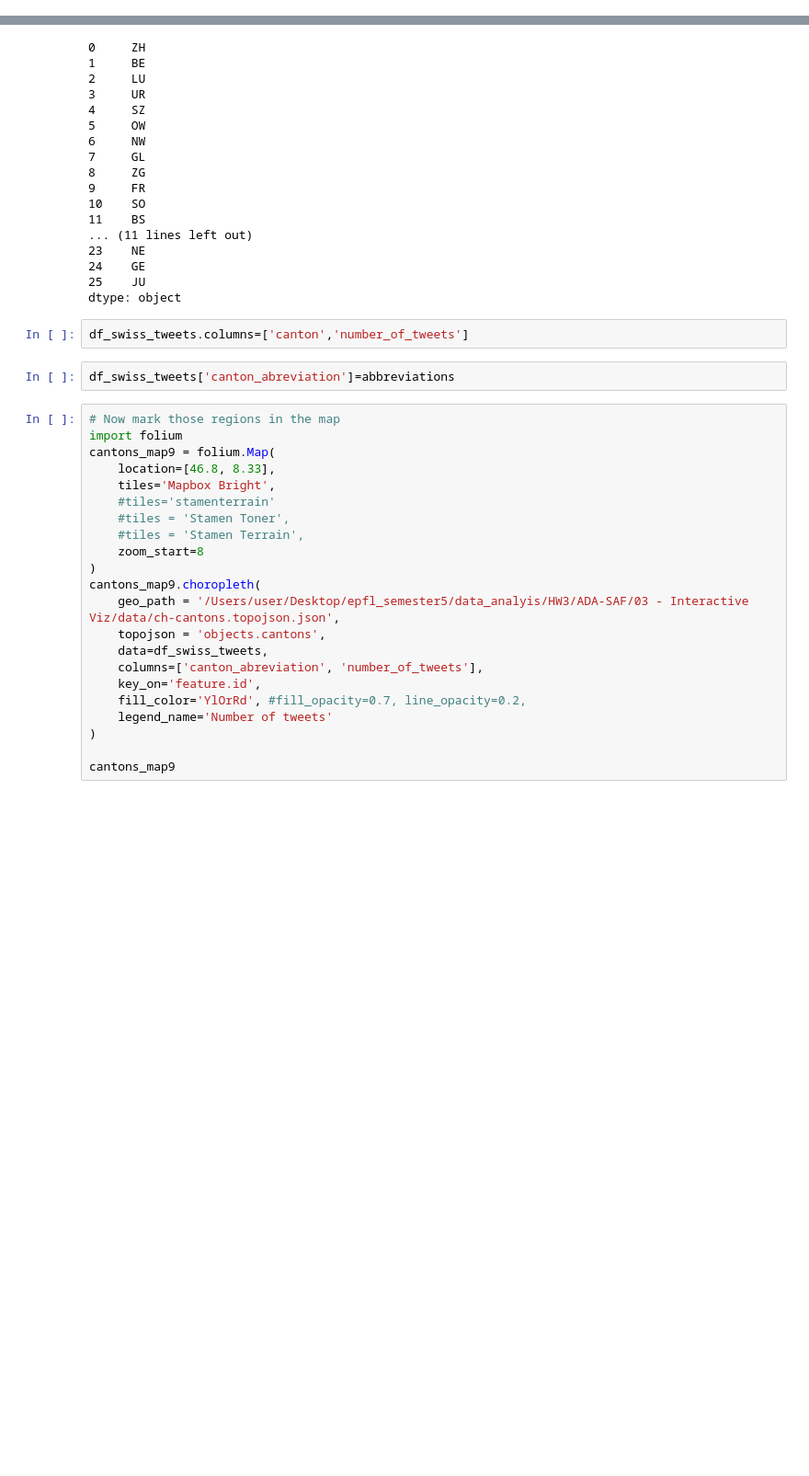
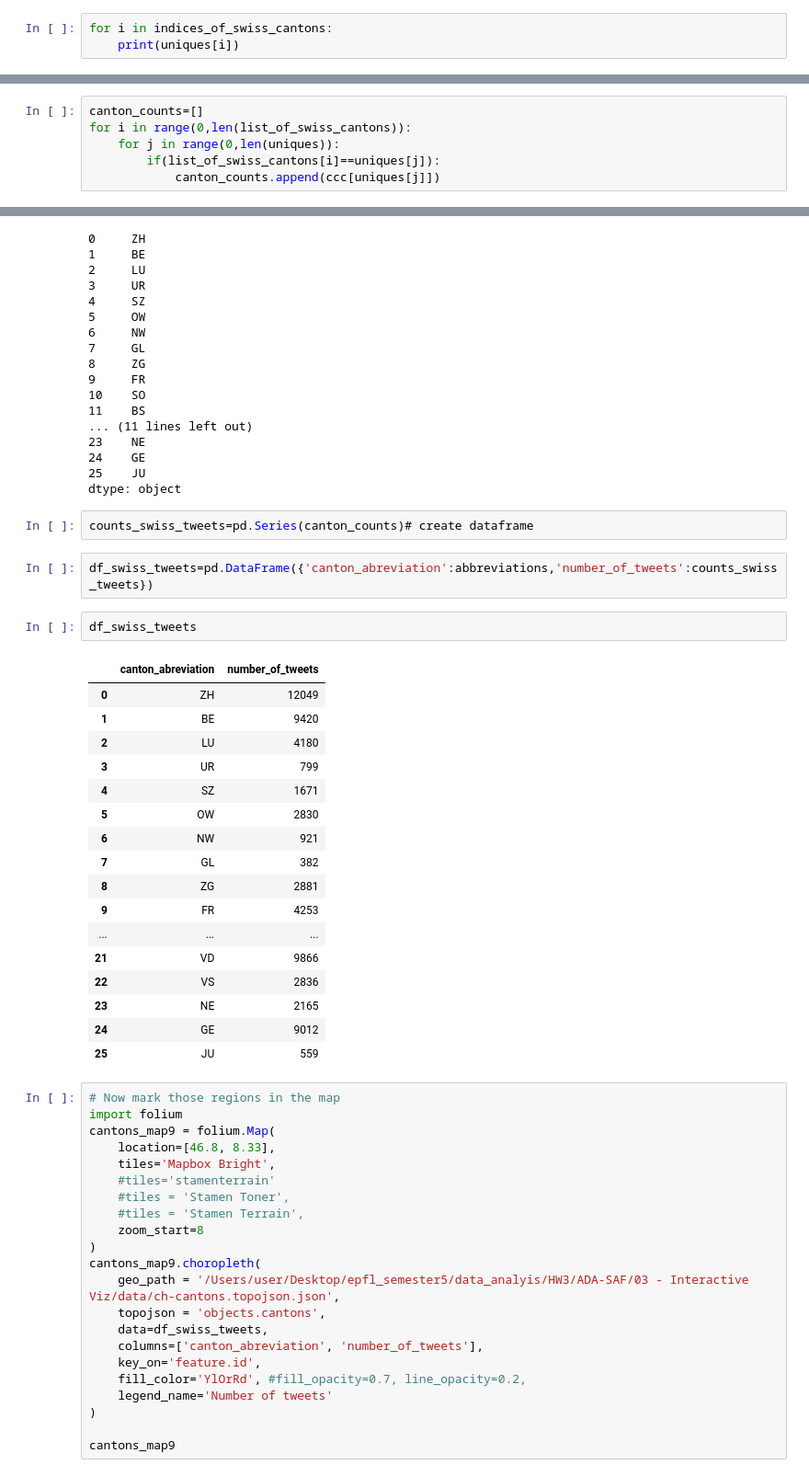
Before and after one commit to sorooshafiee/ADA-SAF-Project, a Jupyter notebook: visualise_last.ipynb, the cells around one changed output, grey strips where cells are left out. Shown at 92% size. Saved outputs shown, nothing was run; the diff lists cells and outputs as text; blank space fills up the shorter version.

```diff
--- a/visualise_last.ipynb
+++ b/visualise_last.ipynb
@@ -434,3 +400,6 @@ for i in range(0,len(uniques)):
 len(indices_of_swiss_cantons)
 # %% [output]
 26
+# %%
+for i in indices_of_swiss_cantons:
+    print(uniques[i])
@@ -440,0 +426,6 @@ df_swiss_tweets=pd.DataFrame(swiss_tweet_counts)# create dataframe
+# %%
+canton_counts=[]
+for i in range(0,len(list_of_swiss_cantons)):
+    for j in range(0,len(uniques)):
+        if(list_of_swiss_cantons[i]==uniques[j]):
+            canton_counts.append(ccc[uniques[j]])
@@ -461,10 +456,30 @@ abbreviations
 24    GE
 25    JU
 dtype: object
-# %%
-df_swiss_tweets.columns=['canton','number_of_tweets']
+# %%
+counts_swiss_tweets=pd.Series(canton_counts)# create dataframe
 # %%
-df_swiss_tweets['canton_abreviation']=abbreviations
+df_swiss_tweets=pd.DataFrame({'canton_abreviation':abbreviations,'number_of_tweets':counts_swiss_tweets})
+# %%
+df_swiss_tweets
+# %% [output]
+|  | canton_abreviation | number_of_tweets |
+| 0 | ZH | 12049 |
+| 1 | BE | 9420 |
+| 2 | LU | 4180 |
+| 3 | UR | 799 |
+| 4 | SZ | 1671 |
+| 5 | OW | 2830 |
+| 6 | NW | 921 |
+| 7 | GL | 382 |
+| 8 | ZG | 2881 |
+| 9 | FR | 4253 |
+| ... | ... | ... |
+| 21 | VD | 9866 |
+| 22 | VS | 2836 |
+| 23 | NE | 2165 |
+| 24 | GE | 9012 |
+| 25 | JU | 559 |
 # %%
 # Now mark those regions in the map
 import folium
```
Also changed, not shown: parts of 44 cells of this notebook.
